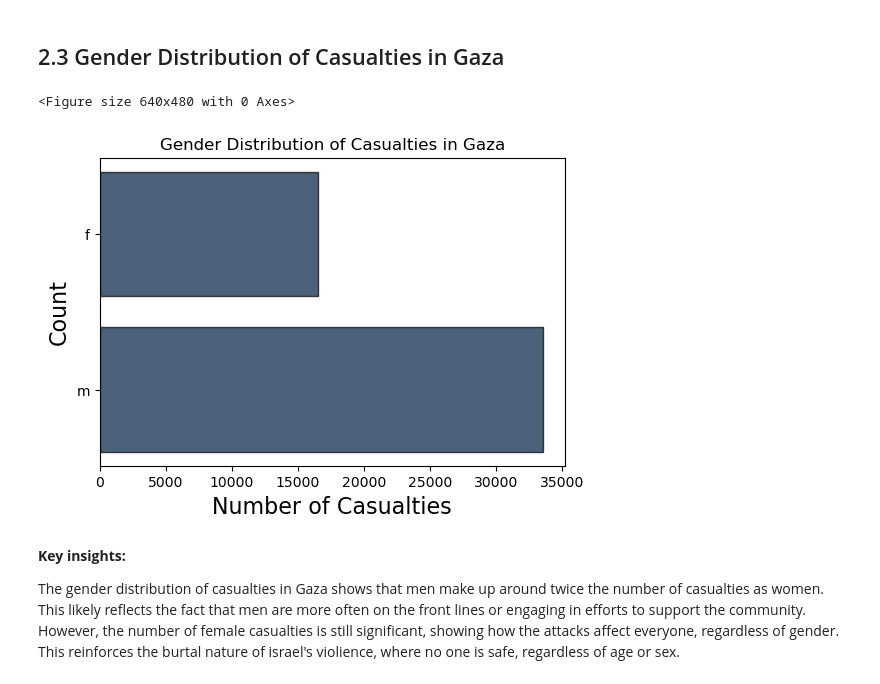
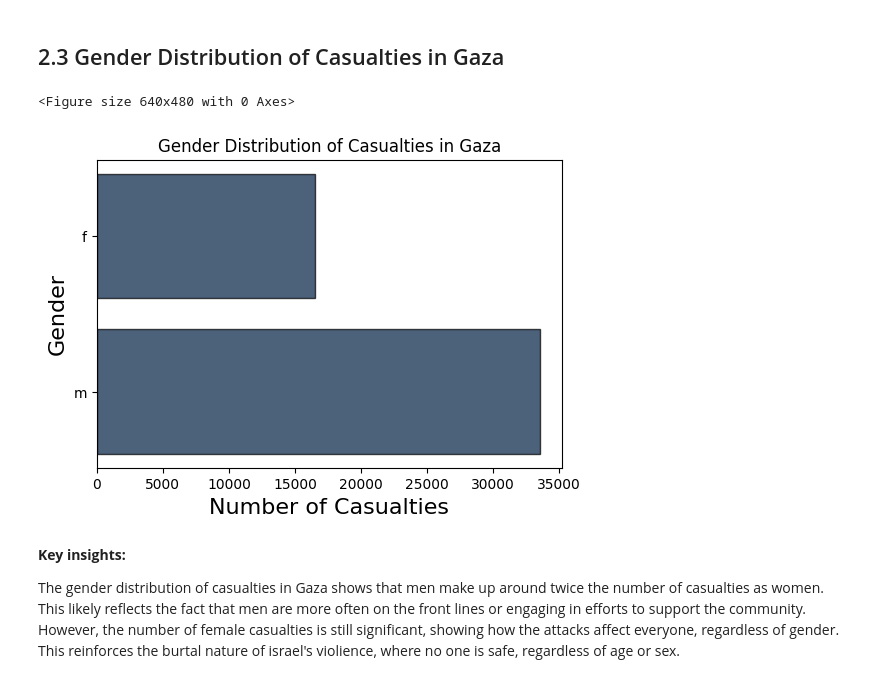
Before and after one commit to shatha-alhazbi/gaza-through-data, a Jupyter notebook: Part B/PartB.ipynb, the cells around one changed output. Drawn from its saved outputs; the diff is of its cells as text; code cells hidden in the pictures.

```diff
--- a/Part B/PartB.ipynb
+++ b/Part B/PartB.ipynb
@@ -729,17 +729,17 @@ The age distribution of casualties in Gaza shows some important patterns. Most o
 # %%
 gender_counts = killed_in_gaza.group('Sex')
 
 plt.clf()
 gender_counts.barh('Sex', 'count')
 
 plt.xlabel('Number of Casualties')
-plt.ylabel('Count')
+plt.ylabel('Gender')
 plt.title('Gender Distribution of Casualties in Gaza')
 
 plt.show()
 # %% [output]
 <Figure size 640x480 with 0 Axes>
-[figure, old version]
+[figure, new version]
 # %% [markdown]
 **Key insights:**
 
```
